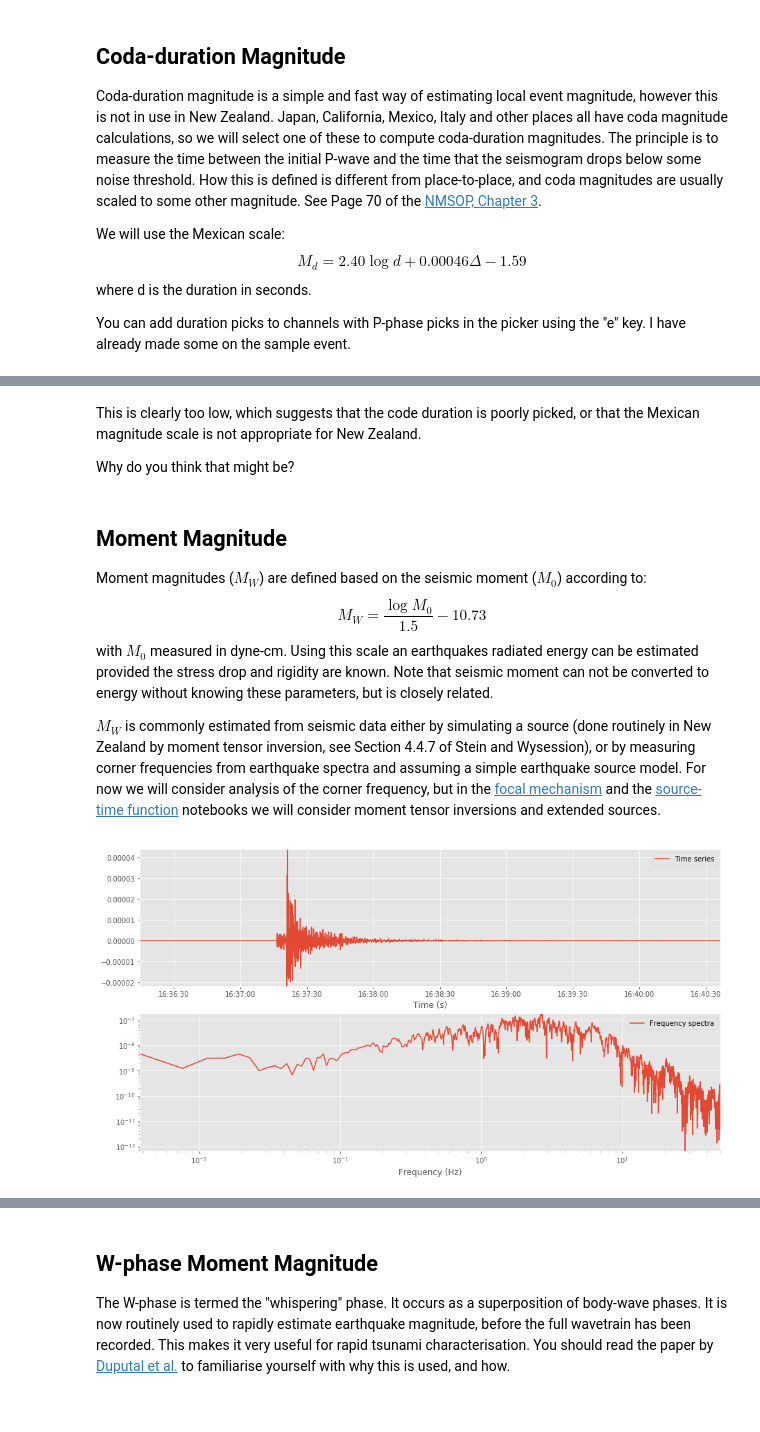
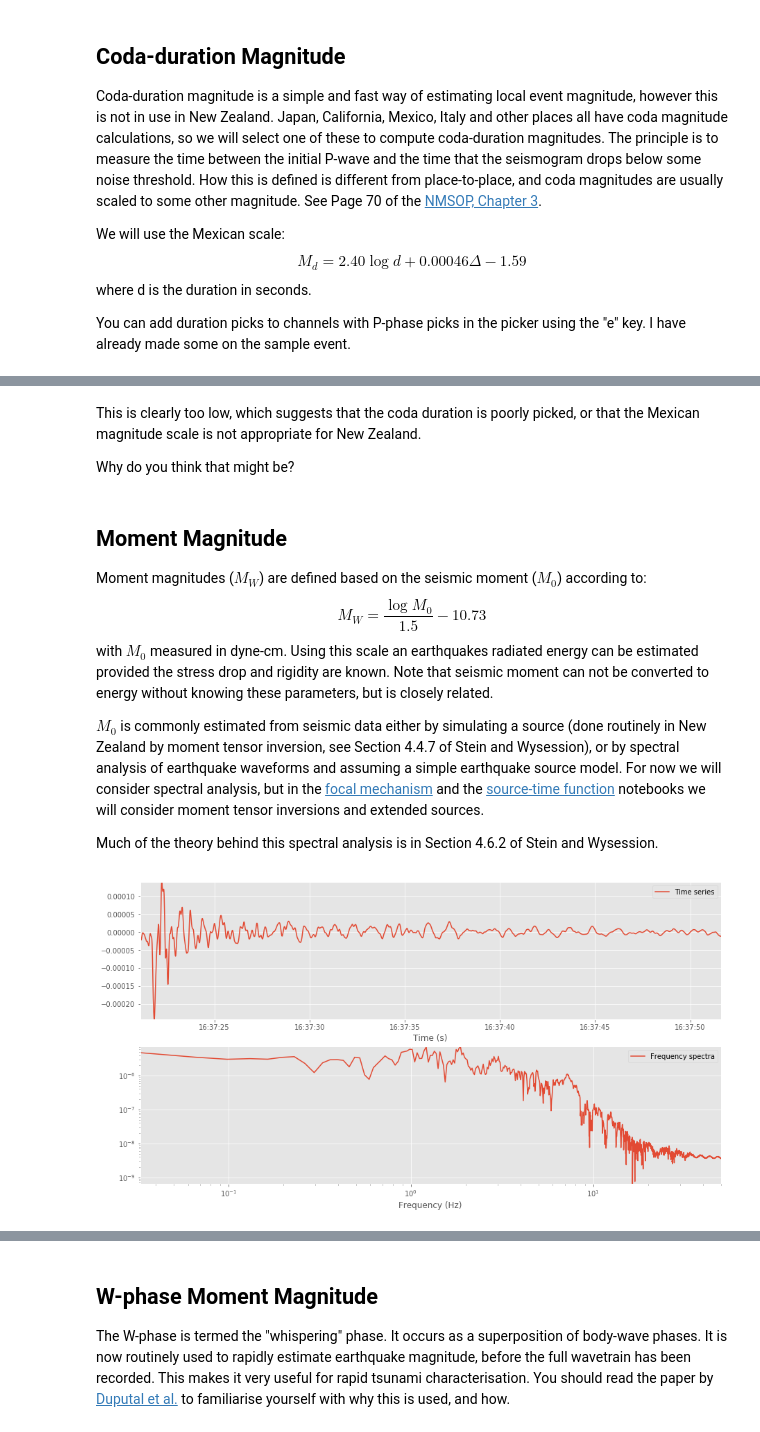
Before and after one commit to calum-chamberlain/GPHS445_notebooks, a Jupyter notebook: 4_Building_a_catalog/4_Magnitudes.ipynb, the cells around one changed output, grey strips where cells are left out. Saved outputs shown, nothing was run; the diff lists cells and outputs as text; code cells hidden in the pictures.

```diff
--- a/4_Building_a_catalog/4_Magnitudes.ipynb
+++ b/4_Building_a_catalog/4_Magnitudes.ipynb
@@ -253,6 +267,6 @@ Average magnitude: 2.7446690430980696
 GeoNet magnitude: 4.790120006
 # %% [markdown]
-This is clearly too low, which suggests that the code duration is poorly picked, or that the Mexican magnitude scale is
+This is clearly too low, which suggests that the coda duration is poorly picked, or that the Mexican magnitude scale is
 not appropriate for New Zealand.
 
 Why do you think that might be?
@@ -267,9 +281,11 @@ with $M_0$ measured in dyne-cm. Using this scale an earthquakes radiated energy
 provided the stress drop and rigidity are known. Note that seismic moment can not be converted
 to energy without knowing these parameters, but is closely related.
 
-$M_W$ is commonly estimated from seismic data either by simulating a source (done routinely in New Zealand
-by moment tensor inversion, see Section 4.4.7 of Stein and Wysession), or by measuring corner frequencies
-from earthquake spectra and assuming a simple earthquake source model. For now we will consider analysis of the
-corner frequency, but in the [focal mechanism](5_Focal_Mechanisms.ipynb) and the [source-time function](6_Source_Time_Function.ipynb)
+$M_0$ is commonly estimated from seismic data either by simulating a source (done routinely in New Zealand
+by moment tensor inversion, see Section 4.4.7 of Stein and Wysession), or by spectral analysis of earthquake
+waveforms and assuming a simple earthquake source model. For now we will consider spectral analysis, but in
+the [focal mechanism](5_Focal_Mechanisms.ipynb) and the [source-time function](6_Source_Time_Function.ipynb)
 notebooks we will consider moment tensor inversions and extended sources.
+
+Much of the theory behind this spectral analysis is in Section 4.6.2 of Stein and Wysession.
 # %%
@@ -309,8 +326,11 @@ def plot_fft(tr):
     ax[1].set_xlabel("Frequency (Hz)")
     ax[1].autoscale(enable=True, axis='both', tight=True)
     ax[1].legend()
-# %%
-st_disp = st.copy().remove_response(inv, "DISP")
-plot_fft(st_disp[0])
-# %% [output]
-[figure, removed]
+# %%
+st_disp = st.copy().remove_response(inv, "DISP")
+tr = st_disp.select(station="TSZ", component="Z")[0]
+s_pick = [p for p in event_picked.picks
+          if p.waveform_id.station_code == tr.stats.station and p.phase_hint == "S"][0]
+plot_fft(tr.slice(s_pick.time - 0.5, s_pick.time + 30))
+# %% [output]
+[figure, added]
```
Also changed, not shown: parts of 10 cells of this notebook, 5 other files.
